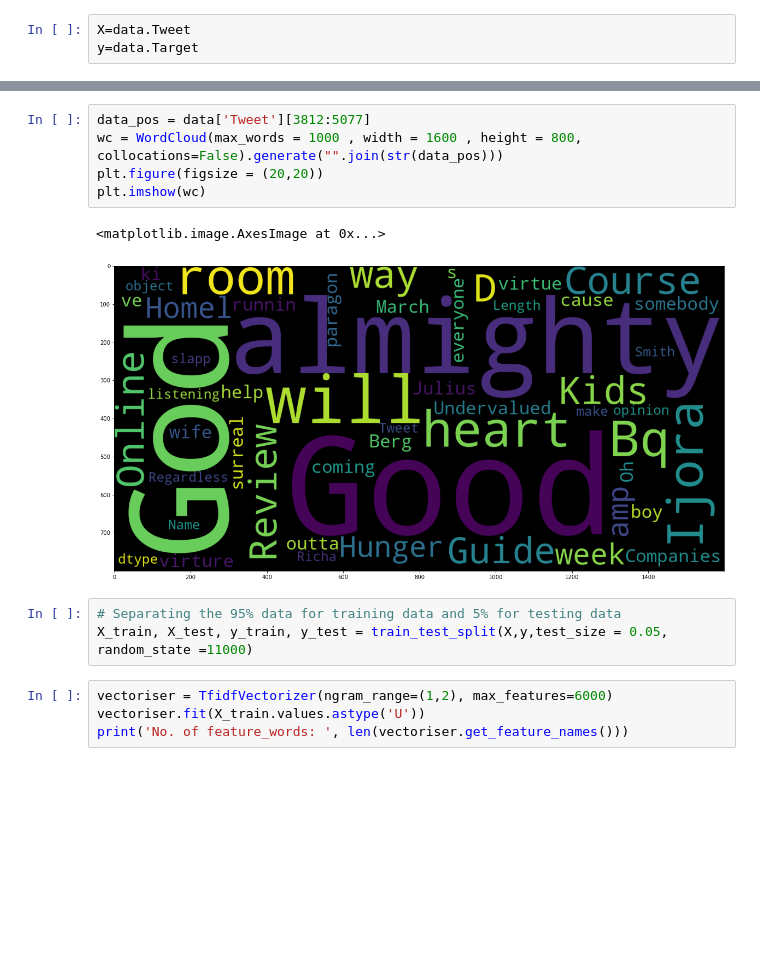
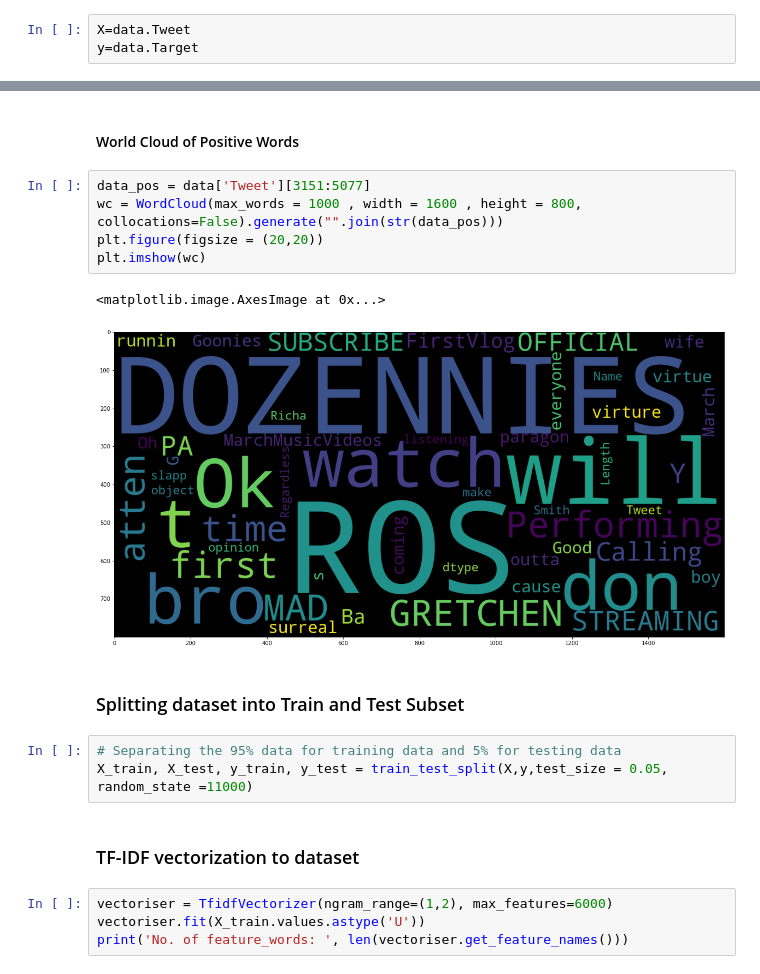
Before and after one commit to Nishant-Badgujar18/Twitter-Sentiment-Analysis-For-Product-Review, a Jupyter notebook: Twitter-Sentiment-Analysis.ipynb, the cells around one changed output, grey strips where cells are left out. Drawn from its saved outputs; the diff is of its cells as text; blank space fills up the shorter version.

Commit message:
Adding Data Models

```diff
--- a/Twitter-Sentiment-Analysis.ipynb
+++ b/Twitter-Sentiment-Analysis.ipynb
@@ -301,14 +335,20 @@ plt.imshow(wc)
+# %% [markdown]
+#### World Cloud of Positive Words
 # %%
-data_pos = data['Tweet'][3812:5077]
+data_pos = data['Tweet'][3151:5077]
 wc = WordCloud(max_words = 1000 , width = 1600 , height = 800, collocations=False).generate("".join(str(data_pos)))
 plt.figure(figsize = (20,20))
 plt.imshow(wc)
 # %% [output]
 <matplotlib.image.AxesImage at 0x...>
-[figure, old version]
+[figure, new version]
+# %% [markdown]
+### Splitting dataset into Train and Test Subset
 # %%
 # Separating the 95% data for training data and 5% for testing data
 X_train, X_test, y_train, y_test = train_test_split(X,y,test_size = 0.05, random_state =11000)
+# %% [markdown]
+### TF-IDF vectorization to dataset
 # %%
 vectoriser = TfidfVectorizer(ngram_range=(1,2), max_features=6000)
 vectoriser.fit(X_train.values.astype('U'))
```
Also changed, not shown: parts of 51 cells of this notebook, 1 other file.
